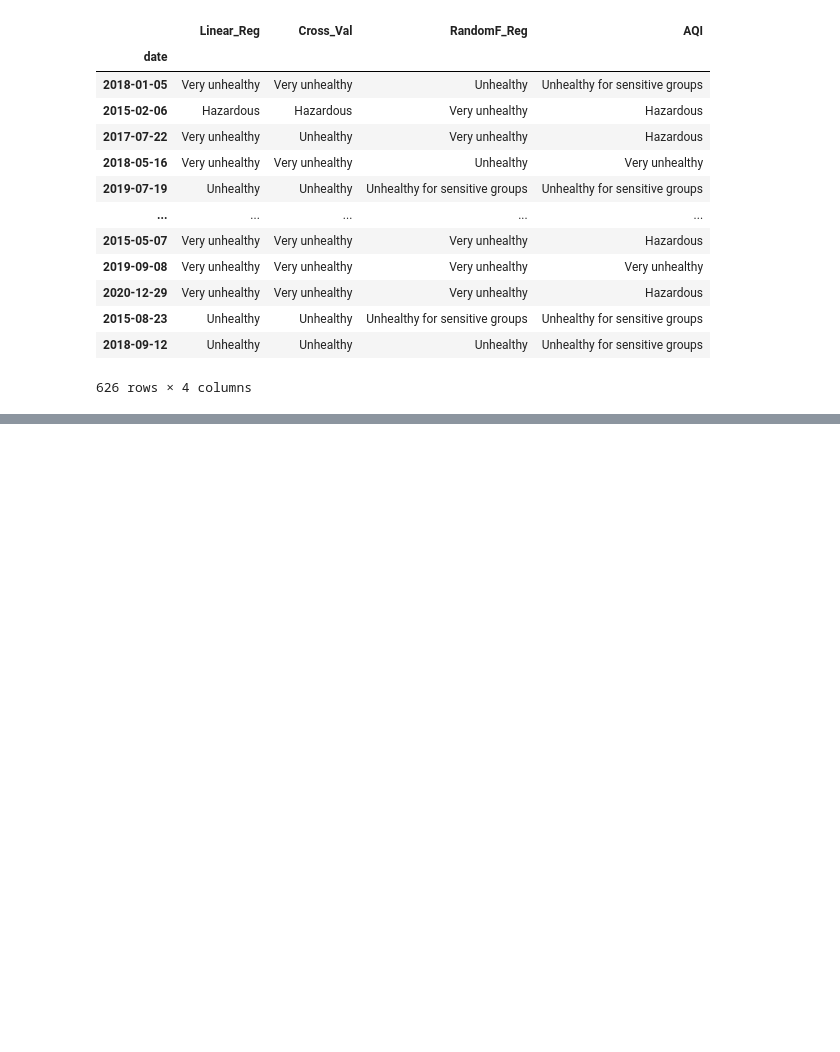
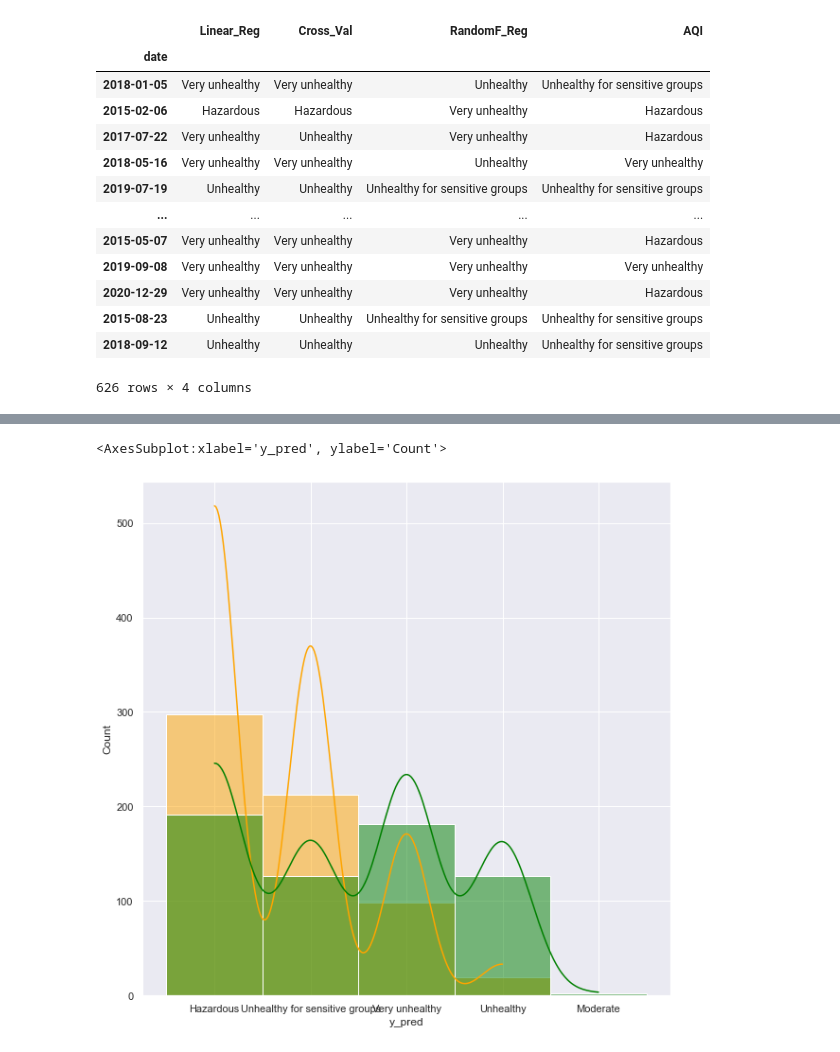
Before and after one commit to petrovalina93/diploma, a Jupyter notebook: diploma.ipynb, the cells around one changed output, grey strips where cells are left out. Drawn from its saved outputs; the diff is of its cells as text; code cells hidden in the pictures; blank space fills up the shorter version.

```diff
--- a/diploma.ipynb
+++ b/diploma.ipynb
@@ -1323,0 +1525,4 @@ y = df_monthly.AQI
+# %%
+rfc_grid = GridSearchCV(model, param_grid = parameters, scoring = 'accuracy', cv = 5)
+# %%
+rfc_grid.fit(X_class_train, y_class_train)
@@ -1323,0 +1549,5 @@ y = df_monthly.AQI
+# %%
+y_pred = rfc_grid.predict(X_class_test)
+# %%
+results_grid = pd.DataFrame(zip(y_class_test, y_pred, y_class_test == y_pred), columns = ['y_test', 'y_pred', 'result'])
+results_grid
@@ -1323,0 +1588,7 @@ y = df_monthly.AQI
+# %%
+sns.set(rc={'figure.figsize':(10,10)})
+sns.histplot(results_grid.y_pred, kde=True, color = 'orange')
+sns.histplot(results_grid.y_test, kde=True, color = 'green')
+# %% [output]
+<AxesSubplot:xlabel='y_pred', ylabel='Count'>
+[figure, added]
```
Also changed, not shown: parts of 58 cells of this notebook.
